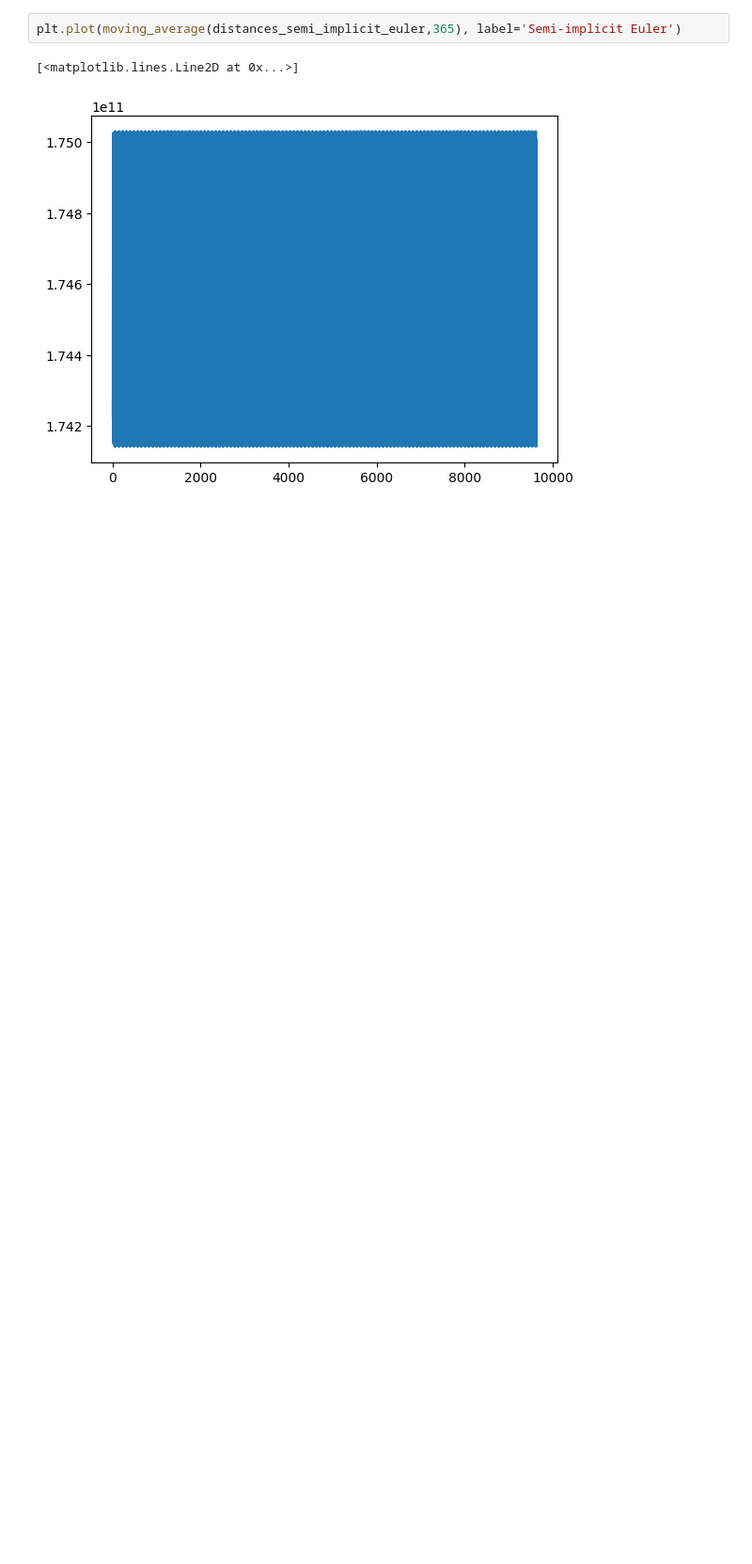
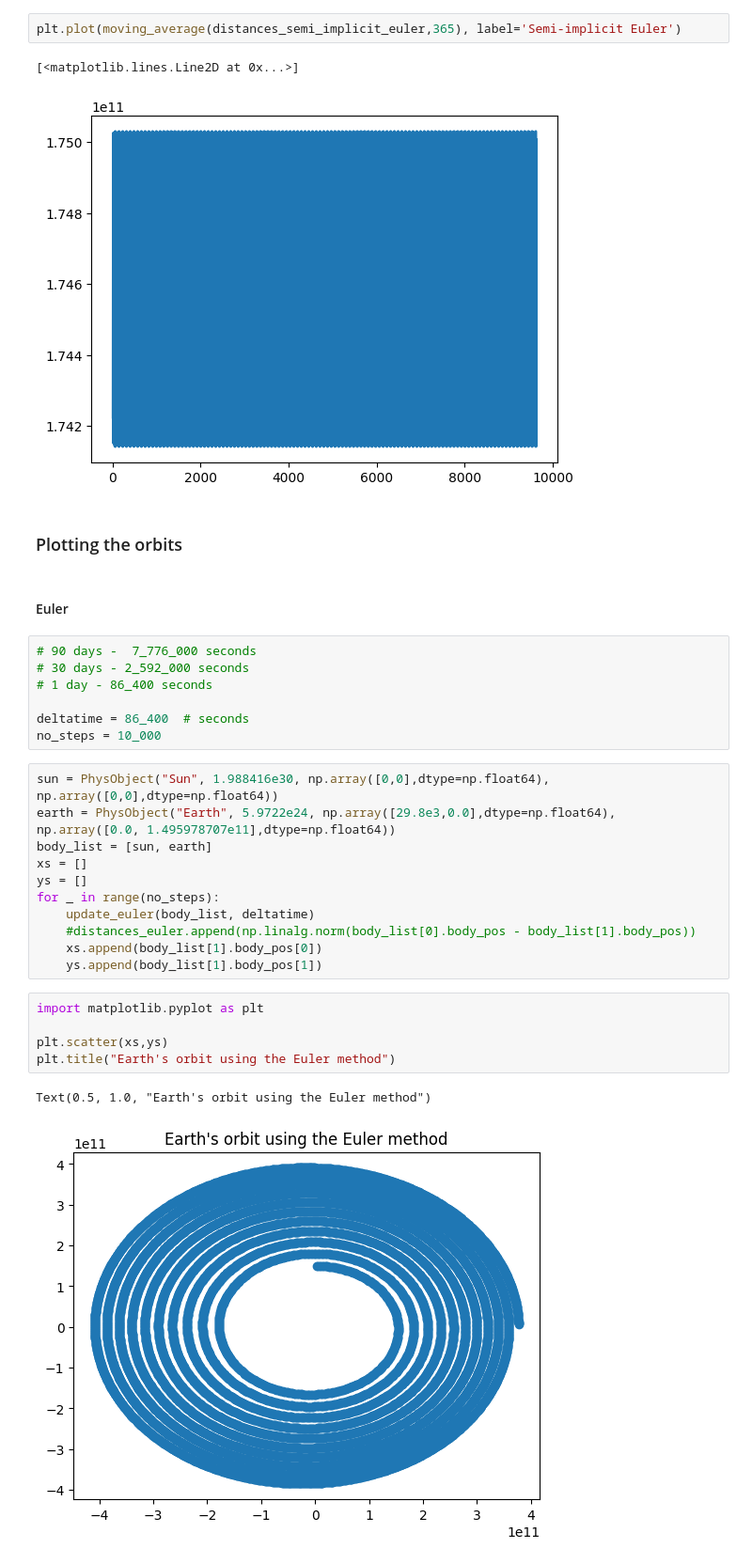
Before and after one commit to AdrianKlessa/random_notebooks, a Jupyter notebook: symplectic_integration.ipynb, the cells around one changed output. Shown at 94% size. Drawn from its saved outputs; the diff is of its cells as text; blank space fills up the shorter version.

Commit message:
Add plots for Earth's orbit using each integrator

```diff
--- a/symplectic_integration.ipynb
+++ b/symplectic_integration.ipynb
@@ -189,3 +189,33 @@ plt.plot(moving_average(distances_semi_implicit_euler,365), label='Semi-implicit
 # %% [output]
 [<matplotlib.lines.Line2D at 0x...>]
 [figure]
+# %% [markdown]
+### Plotting the orbits
+# %% [markdown]
+#### Euler
+# %%
+# 90 days -  7_776_000 seconds
+# 30 days - 2_592_000 seconds
+# 1 day - 86_400 seconds
+
+deltatime = 86_400  # seconds
+no_steps = 10_000
+# %%
+sun = PhysObject("Sun", 1.988416e30, np.array([0,0],dtype=np.float64), np.array([0,0],dtype=np.float64))
+earth = PhysObject("Earth", 5.9722e24, np.array([29.8e3,0.0],dtype=np.float64), np.array([0.0, 1.495978707e11],dtype=np.float64))
+body_list = [sun, earth]
+xs = []
+ys = []
+for _ in range(no_steps):
+    update_euler(body_list, deltatime)
+    #distances_euler.append(np.linalg.norm(body_list[0].body_pos - body_list[1].body_pos))
+    xs.append(body_list[1].body_pos[0])
+    ys.append(body_list[1].body_pos[1])
+# %%
+import matplotlib.pyplot as plt
+
+plt.scatter(xs,ys)
+plt.title("Earth's orbit using the Euler method")
+# %% [output]
+Text(0.5, 1.0, "Earth's orbit using the Euler method")
+[figure, added]
```
Also changed, not shown: parts of 6 cells of this notebook.
